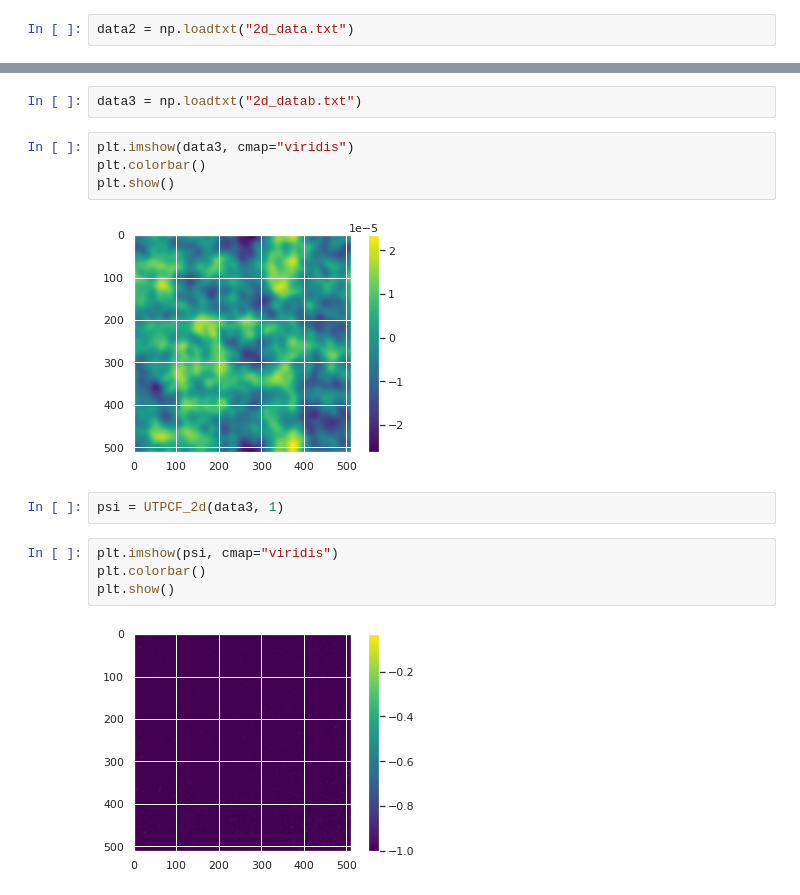
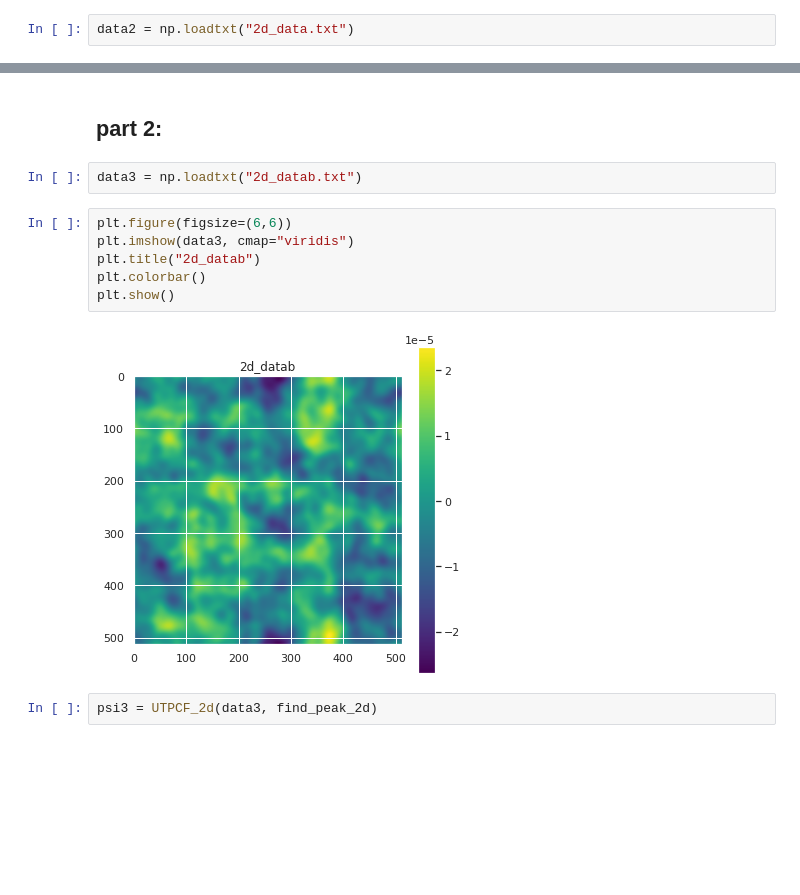
Before and after one commit to MohiMozaffari/Computational-Physics, a Jupyter notebook: HW6/HW6.ipynb, the cells around one changed output, grey strips where cells are left out. Cells and saved outputs as stored; diff of their text form; blank space fills up the shorter version.

```diff
--- a/HW6/HW6.ipynb
+++ b/HW6/HW6.ipynb
@@ -146,16 +321,14 @@ plt.show()
+# %% [markdown]
+## part 2:
 # %%
 data3 = np.loadtxt("2d_datab.txt")
 # %%
+plt.figure(figsize=(6,6))
 plt.imshow(data3, cmap="viridis")
+plt.title("2d_datab")
 plt.colorbar()
 plt.show()
 # %% [output]
-[figure, old version]
+[figure, new version]
 # %%
-psi = UTPCF_2d(data3, 1)
+psi3 = UTPCF_2d(data3, find_peak_2d)
-# %%
-plt.imshow(psi, cmap="viridis")
-plt.colorbar()
-plt.show()
-# %% [output]
-[figure, removed]
```
Also changed, not shown: parts of 30 cells of this notebook, 1 other file.
